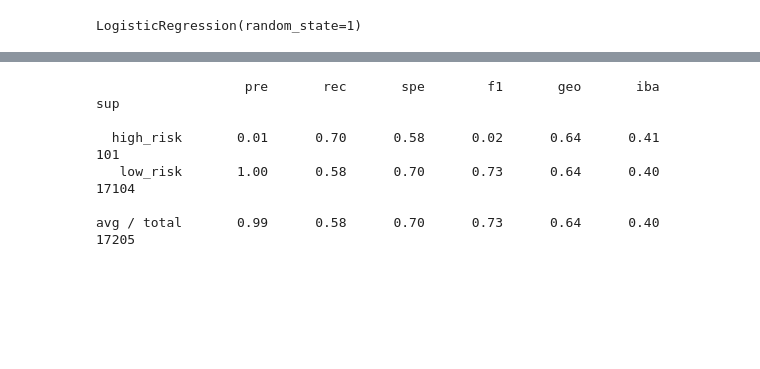
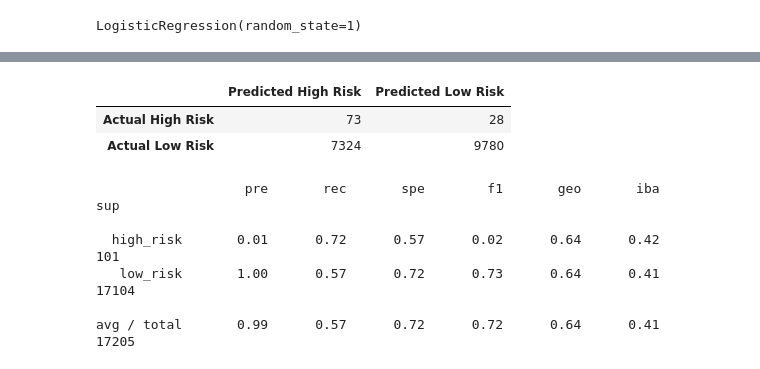
Before and after one commit to meghanhkoon/Credit_Risk_Analysis, a Jupyter notebook: credit_risk_resampling.ipynb, the cells around one changed output, grey strips where cells are left out. Cells and saved outputs as stored; diff of their text form; code cells hidden in the pictures; blank space fills up the shorter version.

```diff
--- a/credit_risk_resampling.ipynb
+++ b/credit_risk_resampling.ipynb
@@ -281,5 +319,10 @@ Note: Use a random state of 1 for each sampling algorithm to ensure consistency
 # %%
 # Resample the training data with SMOTEENN
 # Warning: This is a large dataset, and this step may take some time to complete
-# YOUR CODE HERE
+from imblearn.combine import SMOTEENN
+
+smote_enn = SMOTEENN(random_state=0)
+X_resampled, y_resampled = smote_enn.fit_resample(X, y)
+
+Counter(y_resampled)
 # %% [output]
@@ -287,9 +330,11 @@ Counter({'loan_status': 1})
 # %%
 # Train the Logistic Regression model using the resampled data
-# YOUR CODE HERE
+model = LogisticRegression(solver='lbfgs', random_state=1)
+model.fit(X_resampled, y_resampled)
 # %% [output]
 LogisticRegression(random_state=1)
 # %%
 # Calculated the balanced accuracy score
-# YOUR CODE HERE
+y_pred = model.predict(X_test)
+balanced_accuracy_score(y_test, y_pred)
 # %% [output]
@@ -303,10 +342,23 @@ array([[  71,   30],
+# %%
+# Display the confusion matrix
+smoteenn_cm = confusion_matrix(y_test, y_pred)
+
+# Create a DataFrame from the confusion matrix
+smoteenn_cm_df = pd.DataFrame(smoteenn_cm,
+                     index=["Actual High Risk", "Actual Low Risk"],
+                     columns=["Predicted High Risk", "Predicted Low Risk"])
+smoteenn_cm_df
+# %% [output]
+|  | Predicted High Risk | Predicted Low Risk |
+| Actual High Risk | 73 | 28 |
+| Actual Low Risk | 7324 | 9780 |
 # %%
 # Print the imbalanced classification report
-# YOUR CODE HERE
+print(classification_report_imbalanced(y_test, y_pred))
 # %% [output]
                    pre       rec       spe        f1       geo       iba       sup
 
-  high_risk       0.01      0.70      0.58      0.02      0.64      0.41       101
-   low_risk       1.00      0.58      0.70      0.73      0.64      0.40     17104
+  high_risk       0.01      0.72      0.57      0.02      0.64      0.42       101
+   low_risk       1.00      0.57      0.72      0.73      0.64      0.41     17104
 
-avg / total       0.99      0.58      0.70      0.73      0.64      0.40     17205
+avg / total       0.99      0.57      0.72      0.72      0.64      0.41     17205
```
Also changed, not shown: parts of 19 cells of this notebook, 4 other files.
